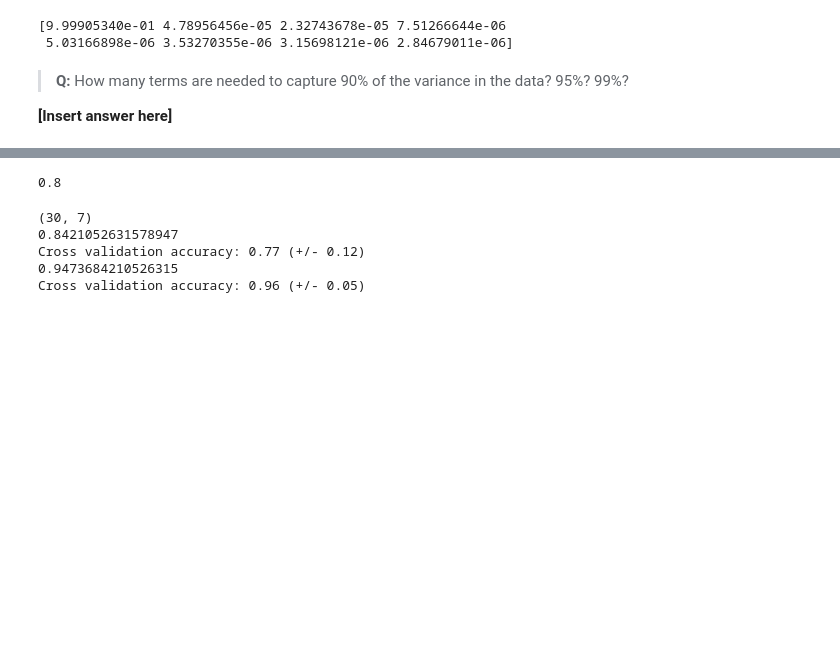
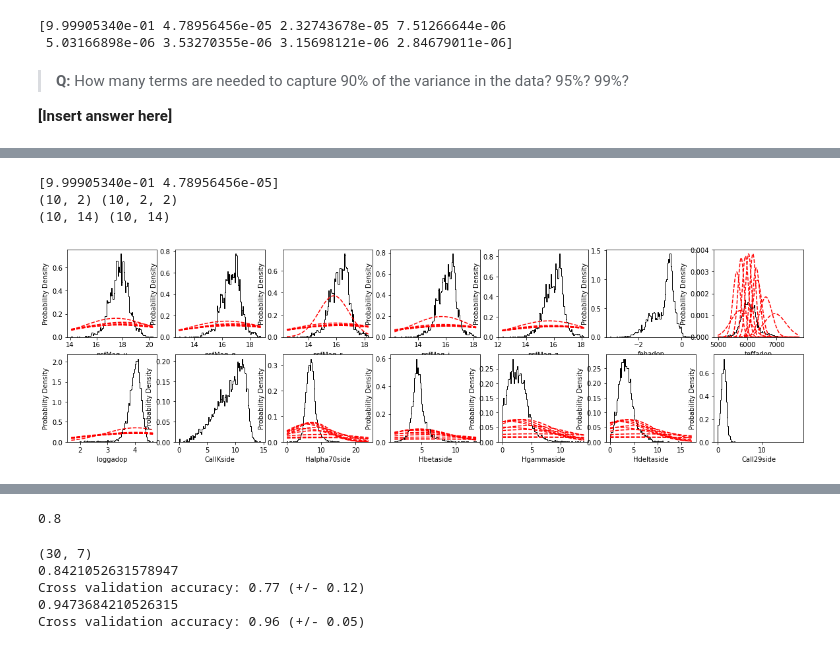
Before and after one commit to kevin-flaherty/Astro211, a Jupyter notebook: Lab8_MachineLearning/MachineLearning.ipynb, the cells around one changed output, grey strips where cells are left out. Cells and saved outputs as stored; diff of their text form; code cells hidden in the pictures; blank space fills up the shorter version.

```diff
--- a/Lab8_MachineLearning/MachineLearning.ipynb
+++ b/Lab8_MachineLearning/MachineLearning.ipynb
@@ -361 +446,37 @@ for i,key in enumerate(X_all.keys()):
+# %%
+model_pca = decomposition.PCA(n_components=2)
+model_pca.fit(X_all)
+print(model_pca.explained_variance_ratio_)
+
+### This transforms our training and test sets based on the PCA
+X_all_scaled = model_pca.transform(X_all)
+
+X_all_rec = model_pca.inverse_transform(X_all_scaled)
+
+model = mixture.GaussianMixture(n_components=10,covariance_type='full')
+model.fit(X_all_scaled)
+
+#print(result.cluster_centers_)
+centers_rec = model_pca.inverse_transform(model.means_)
+cov_rec = model_pca.inverse_transform(np.transpose([(model.covariances_[:,i,i]) for i in range(model.covariances_.shape[1])]))
+
+print(model.means_.shape,model.covariances_.shape)
+print(centers_rec.shape,np.shape(cov_rec))
+# %% [output]
+[9.99905340e-01 4.78956456e-05]
+(10, 2) (10, 2, 2)
+(10, 14) (10, 14)
+# %%
+nplots = int(np.ceil((X_all.shape[1])/2))
+plt.figure(figsize=(20,20))
+for i,key in enumerate(X_all.keys()):
+    plt.subplot(nplots,nplots,i+1)
+    plt.hist(X_all[key],100,histtype='step',color='k',density=True)
+    for mean,cov in zip(centers_rec[:,i],cov_rec[:,i]):
+        #print(i,mean,cov[i])
+        plt.plot(np.linspace(X_all[key].min(),X_all[key].max(),100),gaussian(np.linspace(X_all[key].min(),X_all[key].max(),100),mean,np.sqrt(cov)),'--r')
+    plt.xlabel(key)
+    plt.ylabel('Probability Density')
+# %% [output]
+[figure, added]
 # %%
```
Also changed, not shown: parts of 16 cells of this notebook, 6 other files.
